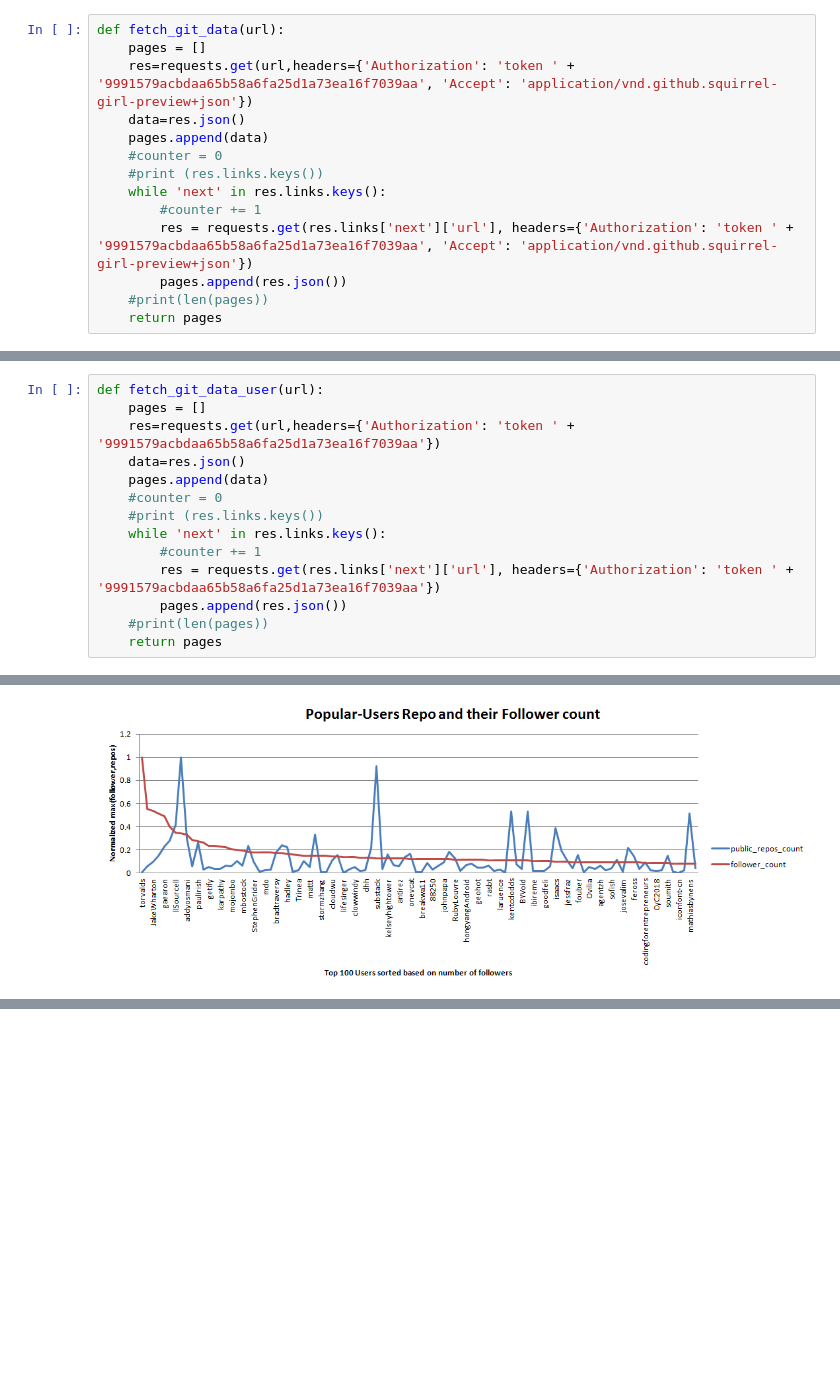
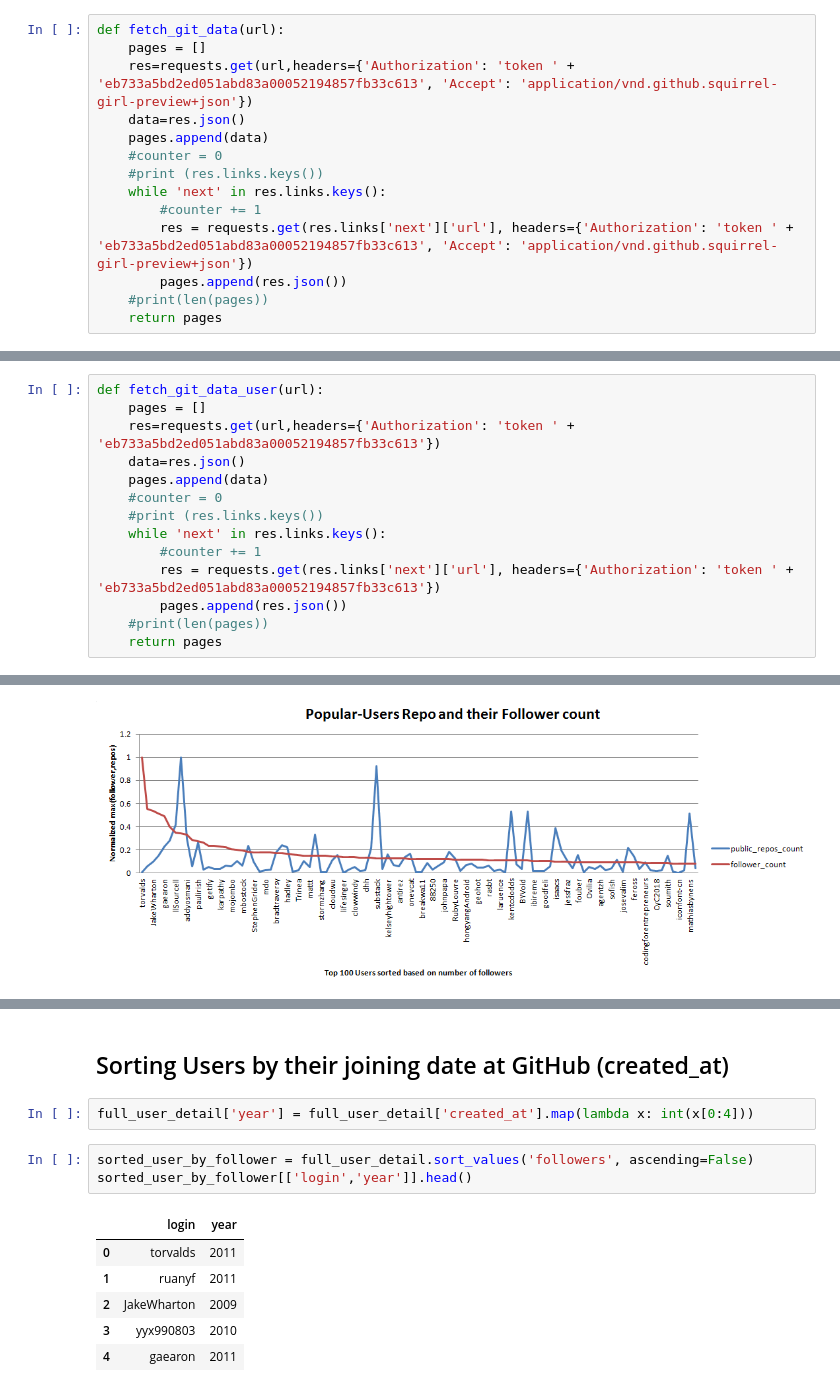
Before and after one commit to zyan369/Early-Mover-Advantage-on-GitHub, a Jupyter notebook: User Data Collection.ipynb, the cells around one changed output, grey strips where cells are left out. Saved outputs shown, nothing was run; the diff lists cells and outputs as text; blank space fills up the shorter version.

```diff
--- a/User Data Collection.ipynb
+++ b/User Data Collection.ipynb
@@ -6,14 +7,14 @@ import matplotlib.pyplot as plt
 # %%
 def fetch_git_data(url):
     pages = []
-    res=requests.get(url,headers={'Authorization': 'token ' + '9991579acbdaa65b58a6fa25d1a73ea16f7039aa', 'Accept': 'application/vnd.github.squirrel-girl-preview+json'})
+    res=requests.get(url,headers={'Authorization': 'token ' + 'eb733a5bd2ed051abd83a00052194857fb33c613', 'Accept': 'application/vnd.github.squirrel-girl-preview+json'})
     data=res.json()
     pages.append(data)
     #counter = 0
     #print (res.links.keys())
     while 'next' in res.links.keys():
         #counter += 1
-        res = requests.get(res.links['next']['url'], headers={'Authorization': 'token ' + '9991579acbdaa65b58a6fa25d1a73ea16f7039aa', 'Accept': 'application/vnd.github.squirrel-girl-preview+json'})
+        res = requests.get(res.links['next']['url'], headers={'Authorization': 'token ' + 'eb733a5bd2ed051abd83a00052194857fb33c613', 'Accept': 'application/vnd.github.squirrel-girl-preview+json'})
         pages.append(res.json())
     #print(len(pages))
     return pages
@@ -67,14 +68,14 @@ login_list = list(users.login)
 # %%
 def fetch_git_data_user(url):
     pages = []
-    res=requests.get(url,headers={'Authorization': 'token ' + '9991579acbdaa65b58a6fa25d1a73ea16f7039aa'})
+    res=requests.get(url,headers={'Authorization': 'token ' + 'eb733a5bd2ed051abd83a00052194857fb33c613'})
     data=res.json()
     pages.append(data)
     #counter = 0
     #print (res.links.keys())
     while 'next' in res.links.keys():
         #counter += 1
-        res = requests.get(res.links['next']['url'], headers={'Authorization': 'token ' + '9991579acbdaa65b58a6fa25d1a73ea16f7039aa'})
+        res = requests.get(res.links['next']['url'], headers={'Authorization': 'token ' + 'eb733a5bd2ed051abd83a00052194857fb33c613'})
         pages.append(res.json())
     #print(len(pages))
     return pages
@@ -184,0 +215,14 @@ Image("user repo vs follower.png")
+# %% [markdown]
+## Sorting Users by their joining date at GitHub (created_at)
+# %%
+full_user_detail['year'] = full_user_detail['created_at'].map(lambda x: int(x[0:4]))
+# %%
+sorted_user_by_follower = full_user_detail.sort_values('followers', ascending=False)
+sorted_user_by_follower[['login','year']].head()
+# %% [output]
+|  | login | year |
+| 0 | torvalds | 2011 |
+| 1 | ruanyf | 2011 |
+| 2 | JakeWharton | 2009 |
+| 3 | yyx990803 | 2010 |
+| 4 | gaearon | 2011 |
```
Also changed, not shown: parts of 13 cells of this notebook, 2 other files.
